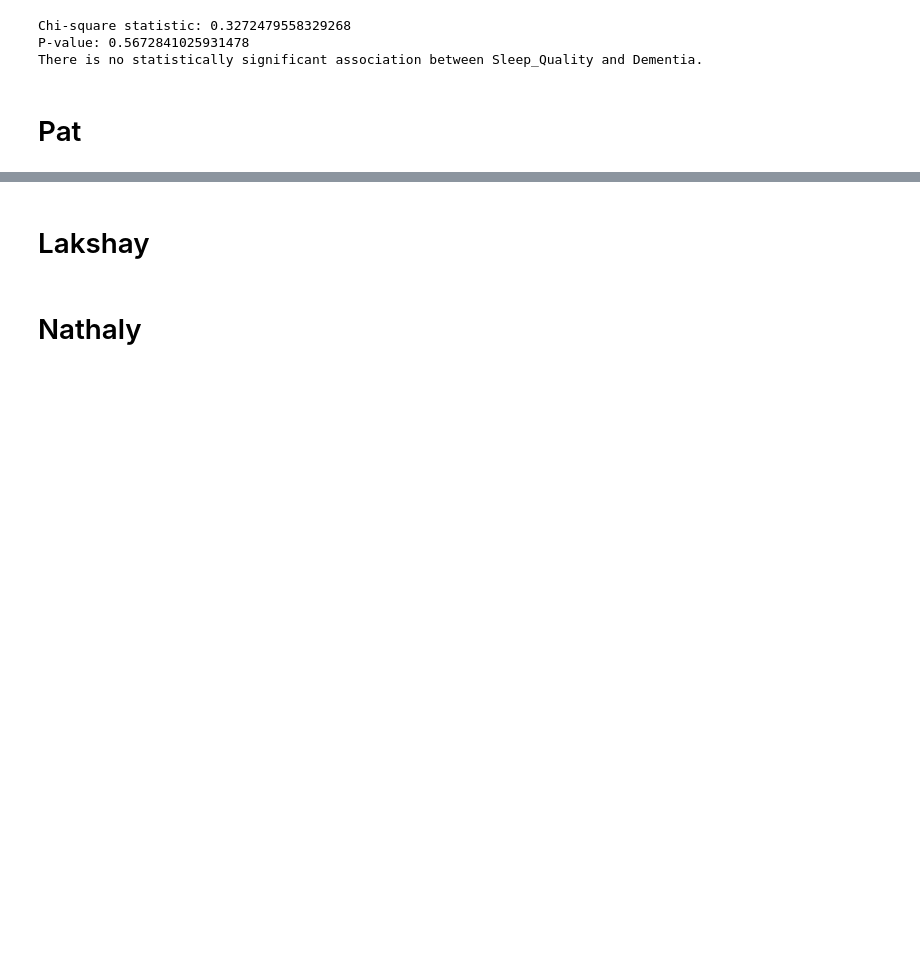
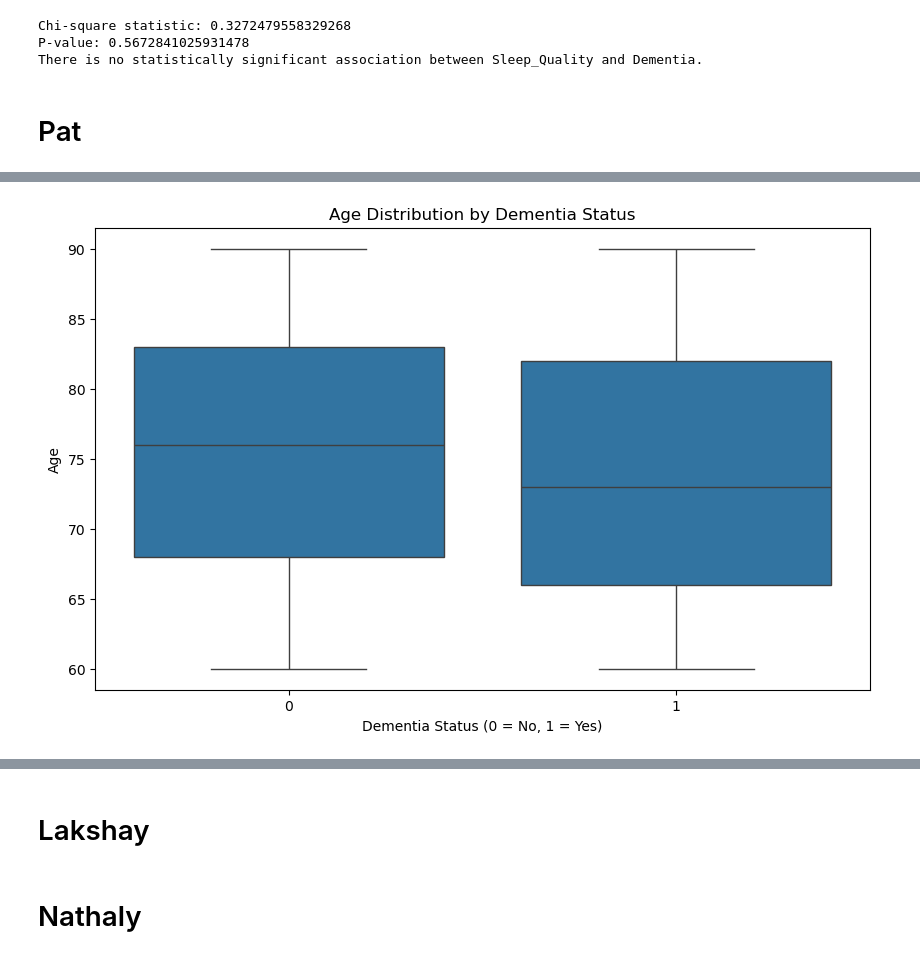
Before and after one commit to Feda2020/project_one_dementia, a Jupyter notebook: main.ipynb, the cells around one changed output, grey strips where cells are left out. Cells and saved outputs as stored; diff of their text form; code cells hidden in the pictures; blank space fills up the shorter version.

```diff
--- a/main.ipynb
+++ b/main.ipynb
@@ -287,0 +327,12 @@ There is no statistically significant association between Sleep_Quality and Deme
+# %%
+import statsmodels.api as sm
+
+# Visualizing the relationship between age and dementia status using a boxplot
+plt.figure(figsize=(10, 6))
+sns.boxplot(x='Dementia', y='Age', data=data)
+plt.title('Age Distribution by Dementia Status')
+plt.xlabel('Dementia Status (0 = No, 1 = Yes)')
+plt.ylabel('Age')
+plt.show()
+# %% [output]
+[figure, added]
```
Also changed, not shown: parts of 4 cells of this notebook.
